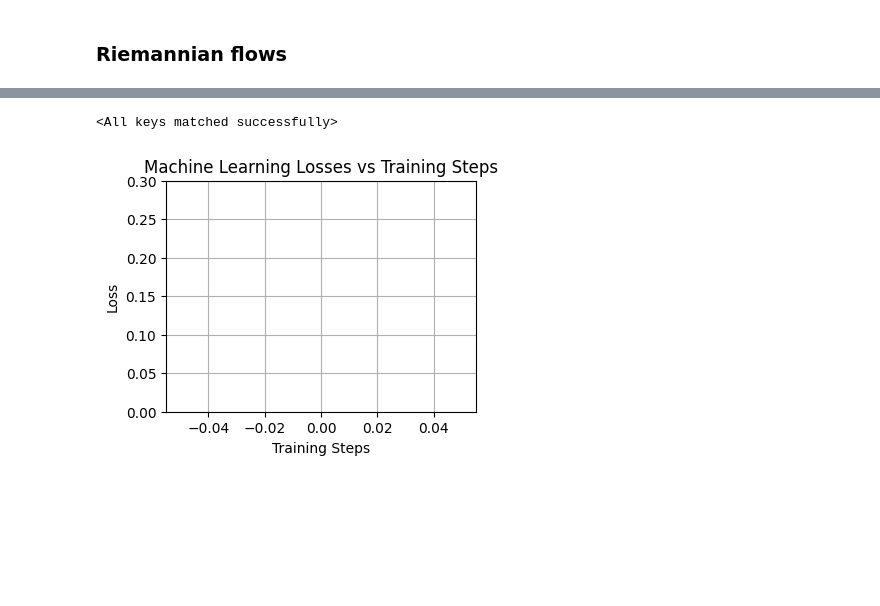
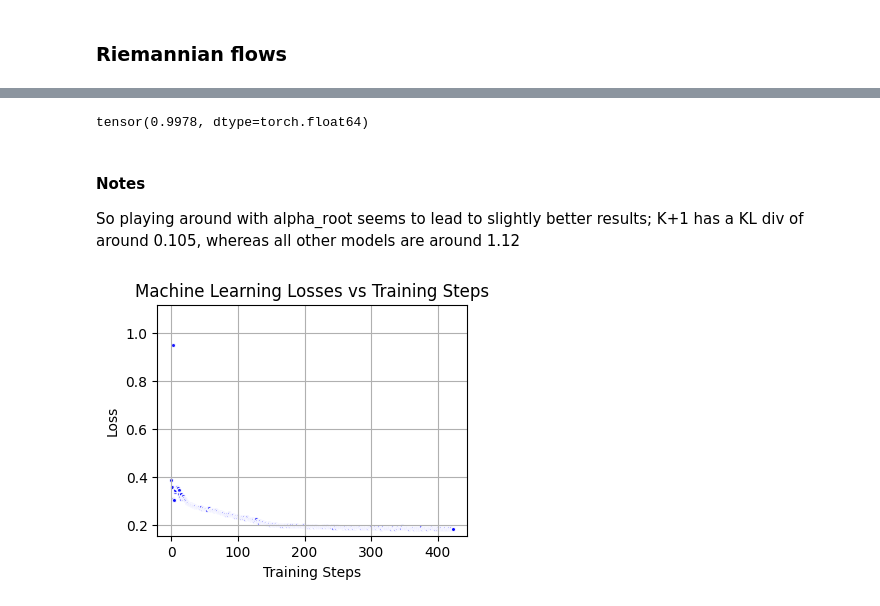
Before and after one commit to Patrickens/sbmfi, a Jupyter notebook: arxiv_polytope/flow_matching.ipynb, the cells around one changed output, grey strips where cells are left out. Drawn from its saved outputs; the diff is of its cells as text; code cells hidden in the pictures; blank space fills up the shorter version.

```diff
--- a/arxiv_polytope/flow_matching.ipynb
+++ b/arxiv_polytope/flow_matching.ipynb
@@ -444,23 +439,9 @@ plt.show()
 # %% [markdown]
 ### Riemannian flows
-# %%
-class ProjectToTangent(nn.Module):
-    """Projects a vector field onto the tangent plane at the input."""
-
-    def __init__(self, vecfield: nn.Module, manifold: Manifold):
-        super().__init__()
-        self.vecfield = vecfield
-        self.manifold = manifold
-
-    def forward(self, x: Tensor, t: Tensor) -> Tensor:
-        x = self.manifold.projx(x)
-        v = self.vecfield(x, t)
-        v = self.manifold.proju(x, v)
-        return v
 # %%
 def train_riemann(model, optimizer, dataloader, losses):
     n_steps = n_epochs * len(dataloader)
-    pbar = tqdm.tqdm(total=n_steps, ncols=120, position=0)
+    pbar = tqdm(total=n_steps, ncols=120, position=0)
     try:
         start_time = time.time()
         for epoch in range(n_epochs):
@@ -502,19 +495,24 @@ def train_riemann(model, optimizer, dataloader, losses):
+# %%
+mog_ball.max()
+# %% [output]
+tensor(0.9978, dtype=torch.float64)
 # %%
 
 # training arguments
 lr = 1e-3
 
-n_epochs = 50
+n_epochs = 120
 batch_size = 1024 * 8
-hidden_dim = 512
-
-manifold = BallManifold(dim=mog_rounded.shape[-1])
+hidden_dim = 1024
+eps = 1e-9
+manifold = BallManifold(dim=mog_rounded.shape[-1], eps=eps)
 
 # velocity field model init
 ball_model = ProjectToTangent(  # Ensures we can just use Euclidean divergence.
     MLP(  # Vector field in the ambient space.
         input_dim=mog_rounded.shape[-1],
         hidden_dim=hidden_dim,
+        hidden_layers=6,
     ),
     manifold=manifold,
 ).to(device)
@@ -522,9 +520,10 @@ ball_model = ProjectToTangent(  # Ensures we can just use Euclidean divergence.
 # instantiate an affine path object
 path = GeodesicProbPath(scheduler=CondOTScheduler(), manifold=manifold)
 
-mog_ball = map_rounded_2_ball(psm, mog_rounded.to(dtype=torch.double, device='cpu'), sep_radius=False)
+mog_ball = map_rounded_2_ball(psm, mog_rounded.to(dtype=torch.double, device='cpu'), sep_radius=False, alpha_root=K)
+mog_ball[mog_ball.norm(2, -1) > 1-eps] = 1-eps
 target_dataset = torch.utils.data.TensorDataset(mog_ball.to(dtype=torch.float, device=device))
-target_dataloader = torch.utils.data.DataLoader(target_dataset, batch_size=batch_size, shuffle=False, num_workers=0)
+target_dataloader = torch.utils.data.DataLoader(target_dataset, batch_size=batch_size, shuffle=True, num_workers=0)
 
 # init optimizer
 optimizer = torch.optim.Adam(ball_model.parameters(), lr=lr)
@@ -532,3 +531,7 @@ optimizer = torch.optim.Adam(ball_model.parameters(), lr=lr)
 scheduler = None
 
 losses = []
+# %% [markdown]
+#### Notes
+
+So playing around with alpha_root seems to lead to slightly better results; K+1 has a KL div of around 0.105, whereas all other models are around 1.12
@@ -535,16 +540,14 @@ losses = []
 # %%
-# train_riemann(ball_model, optimizer, target_dataloader, losses)
-# torch.save(ball_model.state_dict(), "ball_model.pt")
-# pickle.dump(losses, open('ball_losses.p', 'wb'))
-# losses = pickle.load(open('ball_losses.p', 'rb'))
-ball_model.load_state_dict(torch.load("ball_model.pt"))
+train_riemann(ball_model, optimizer, target_dataloader, losses)
+torch.save(ball_model.state_dict(), "ball_model9.pt")
+pickle.dump(losses, open('ball_losses9.p', 'wb'))
+# losses = pickle.load(open('ball_losses4.p', 'rb'))
+# ball_model.load_state_dict(torch.load("ball_model4.pt"))
-# %% [output]
-<All keys matched successfully>
 # %%
-fig = plot_losses_vs_steps(losses, axmax=0.3)
+fig = plot_losses_vs_steps(losses)
 plt.show()
 # %% [output]
-[figure, old version]
+[figure, new version]
 # %%
 from scipy.special import gammaln
 
```
Also changed, not shown: parts of 74 cells of this notebook, 13 other files.
